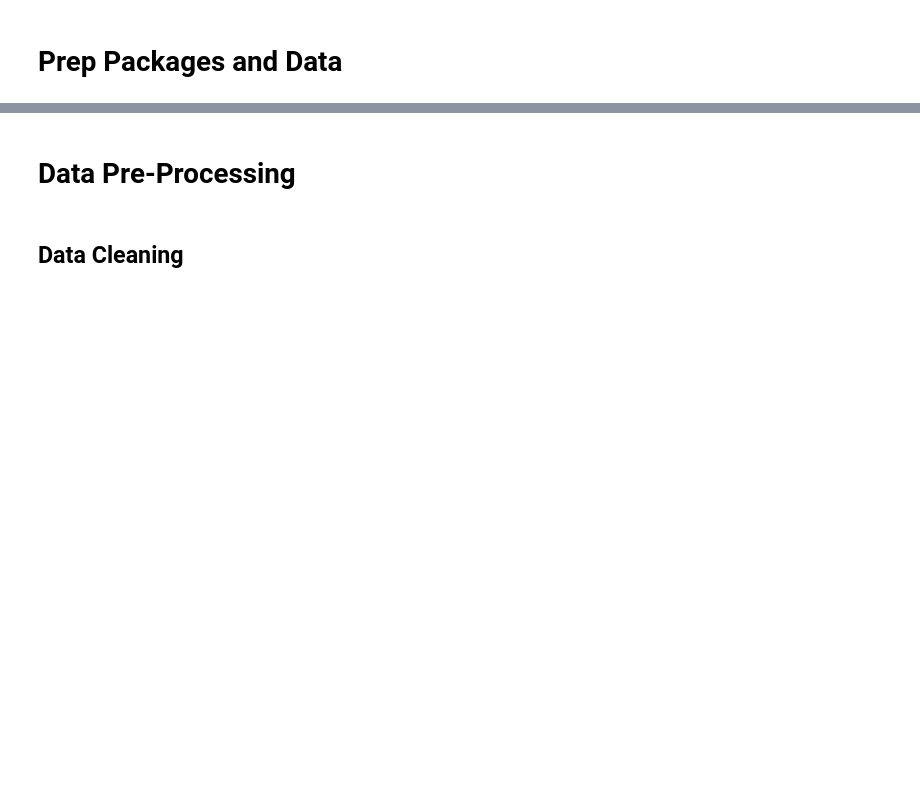
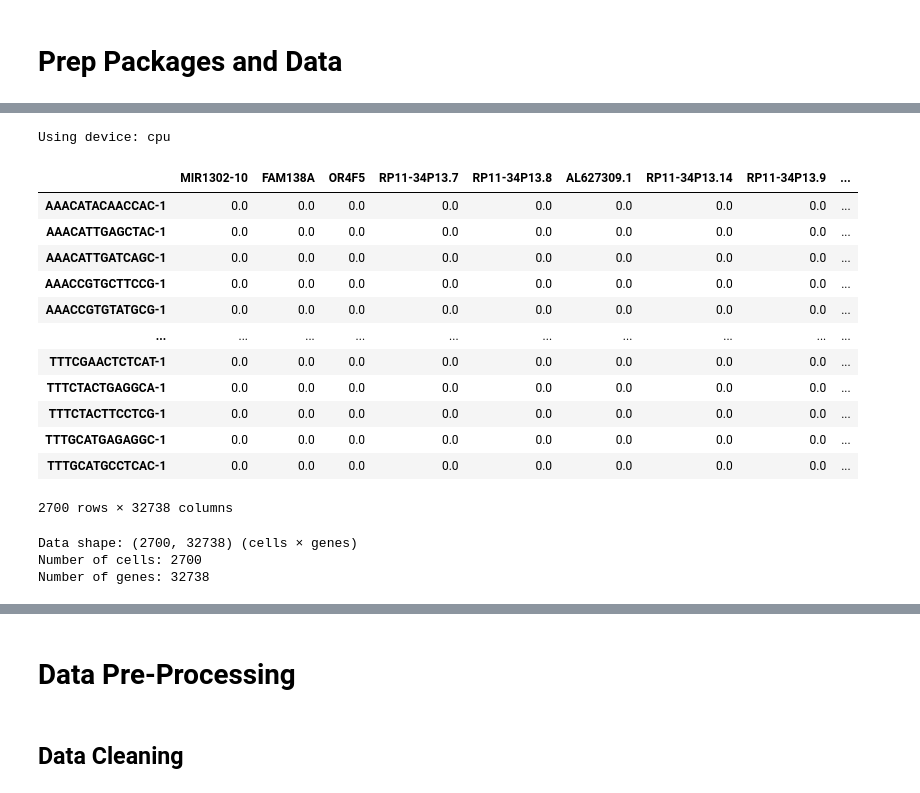
Before and after one commit to mxngjxa/scRNA-clustering-FTCNC, a Jupyter notebook: v0.0.1_Copy_of_PyroLDA_50Topics_20Embeddings_KMeans-1.ipynb, the cells around one changed output, grey strips where cells are left out. Saved outputs shown, nothing was run; the diff lists cells and outputs as text; code cells hidden in the pictures; blank space fills up the shorter version.

```diff
--- a/v0.0.1_Copy_of_PyroLDA_50Topics_20Embeddings_KMeans-1.ipynb
+++ b/v0.0.1_Copy_of_PyroLDA_50Topics_20Embeddings_KMeans-1.ipynb
@@ -47,24 +51,55 @@ import matplotlib.gridspec as gridspec
 from matplotlib.patches import Circle
 import random
 import colorsys
+# %%
+# Set random seed for reproducibility
+seed = 0
+torch.manual_seed(seed)
+pyro.set_rng_seed(seed)
+device = torch.device("cuda:0" if torch.cuda.is_available() else "cpu")
+print(f"Using device: {device}")
+# %% [output]
+Using device: cpu
+# %%
+import scanpy as sc
+
+adata = sc.read_10x_mtx(
+    'data/hg19/',  # Path to the directory
+    var_names='gene_symbols'        # Or 'gene_ids'
+)
+# %%
+gene_data = adata.to_df()
+gene_data
+# %% [output]
+|  | MIR1302-10 | FAM138A | OR4F5 | RP11-34P13.7 | RP11-34P13.8 | AL627309.1 | RP11-34P13.14 | RP11-34P13.9 | ... |
+| AAACATACAACCAC-1 | 0.0 | 0.0 | 0.0 | 0.0 | 0.0 | 0.0 | 0.0 | 0.0 | ... |
+| AAACATTGAGCTAC-1 | 0.0 | 0.0 | 0.0 | 0.0 | 0.0 | 0.0 | 0.0 | 0.0 | ... |
+| AAACATTGATCAGC-1 | 0.0 | 0.0 | 0.0 | 0.0 | 0.0 | 0.0 | 0.0 | 0.0 | ... |
+| AAACCGTGCTTCCG-1 | 0.0 | 0.0 | 0.0 | 0.0 | 0.0 | 0.0 | 0.0 | 0.0 | ... |
+| AAACCGTGTATGCG-1 | 0.0 | 0.0 | 0.0 | 0.0 | 0.0 | 0.0 | 0.0 | 0.0 | ... |
+| ... | ... | ... | ... | ... | ... | ... | ... | ... | ... |
+| TTTCGAACTCTCAT-1 | 0.0 | 0.0 | 0.0 | 0.0 | 0.0 | 0.0 | 0.0 | 0.0 | ... |
+| TTTCTACTGAGGCA-1 | 0.0 | 0.0 | 0.0 | 0.0 | 0.0 | 0.0 | 0.0 | 0.0 | ... |
+| TTTCTACTTCCTCG-1 | 0.0 | 0.0 | 0.0 | 0.0 | 0.0 | 0.0 | 0.0 | 0.0 | ... |
+| TTTGCATGAGAGGC-1 | 0.0 | 0.0 | 0.0 | 0.0 | 0.0 | 0.0 | 0.0 | 0.0 | ... |
+| TTTGCATGCCTCAC-1 | 0.0 | 0.0 | 0.0 | 0.0 | 0.0 | 0.0 | 0.0 | 0.0 | ... |
+2700 rows × 32738 columns
 # %%
-# Set random seed for reproducibility
-seed = 0
-torch.manual_seed(seed)
-pyro.set_rng_seed(seed)
-device = torch.device("cuda:0" if torch.cuda.is_available() else "cpu")
-print(f"Using device: {device}")
 
 
-# Load gene expression data
-# Replace with your actual file path
-file_path = "/content/drive/MyDrive/Capstone/raw_data.csv"
-print(f"Loading data from {file_path}")
-gene_data = pd.read_csv(file_path, index_col=0)
+# # Load gene expression data
+# # Replace with your actual file path
+# file_path = "/content/drive/MyDrive/Capstone/raw_data.csv"
+# print(f"Loading data from {file_path}")
+# gene_data = pd.read_csv(file_path, index_col=0)
 
 # Display data summary
 print(f"Data shape: {gene_data.shape} (cells × genes)")
 print(f"Number of cells: {gene_data.shape[0]}")
 print(f"Number of genes: {gene_data.shape[1]}")
+# %% [output]
+Data shape: (2700, 32738) (cells × genes)
+Number of cells: 2700
+Number of genes: 32738
 # %%
 print(gene_data.head())
```
Also changed, not shown: parts of 24 cells of this notebook, 5 other files.
